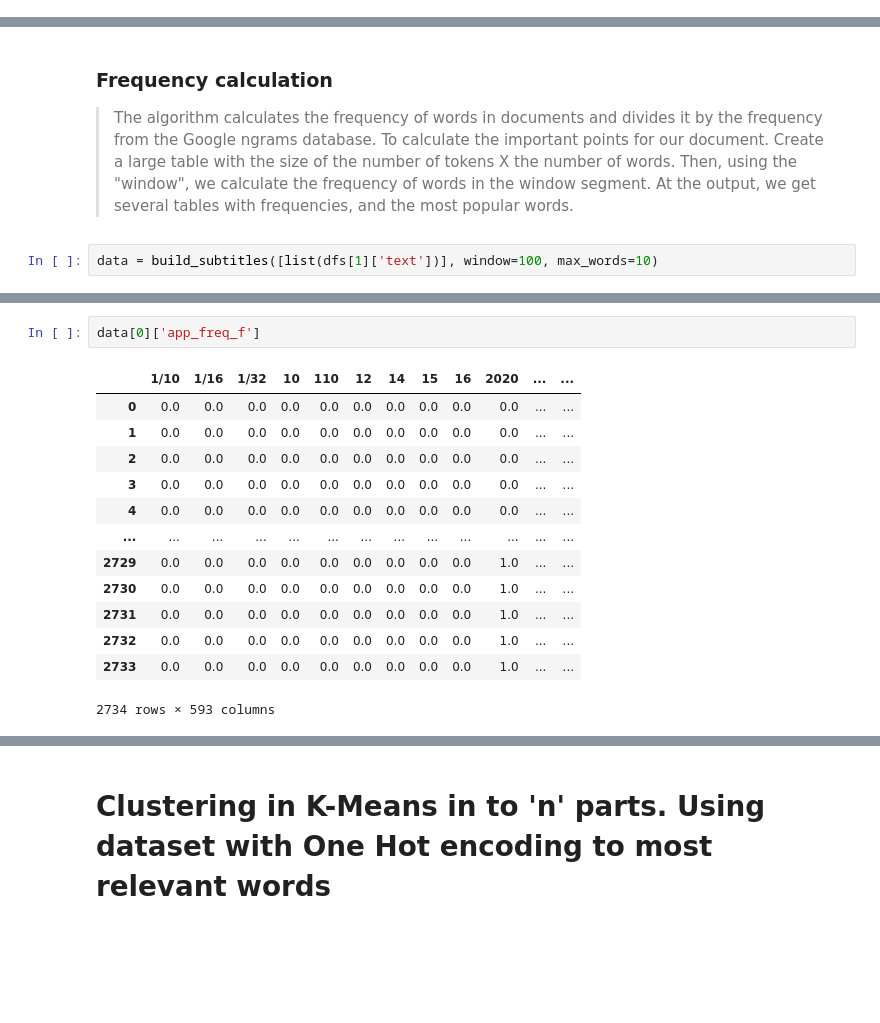
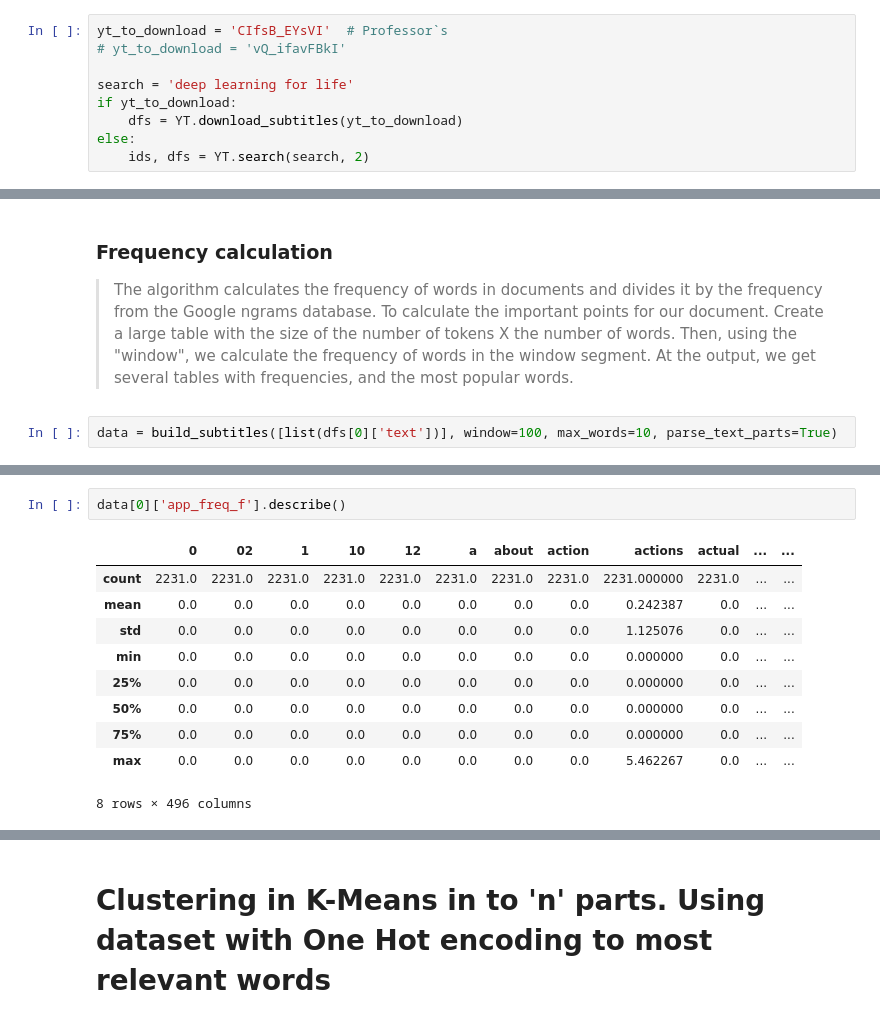
Before and after one commit to Otnielush/Info-retrieval, a Jupyter notebook: part1/Part1.ipynb, the cells around one changed output, grey strips where cells are left out. Drawn from its saved outputs; the diff is of its cells as text; blank space fills up the shorter version.

```diff
--- a/part1/Part1.ipynb
+++ b/part1/Part1.ipynb
@@ -20,3 +17,12 @@ ids, dfs = YT.search(search, 2)
+# %%
+yt_to_download = 'CIfsB_EYsVI'  # Professor`s
+# yt_to_download = 'vQ_ifavFBkI'
+
+search = 'deep learning for life'
+if yt_to_download:
+    dfs = YT.download_subtitles(yt_to_download)
+else:
+    ids, dfs = YT.search(search, 2)
 # %% [markdown]
 ## We searched max 2 results and taking a longest
 # %%
@@ -40,5 +46,5 @@ dfs[1]
 > The algorithm calculates the frequency of words in documents and divides it by the frequency from the Google ngrams database. To calculate the important points for our document. Create a large table with the size of the number of tokens X the number of words.
 Then, using the "window", we calculate the frequency of words in the window segment. At the output, we get several tables with frequencies, and the most popular words.
 # %%
-data = build_subtitles([list(dfs[1]['text'])], window=100, max_words=10)
+data = build_subtitles([list(dfs[0]['text'])], window=100, max_words=10, parse_text_parts=True)
 # %% [output]
@@ -66,16 +94,13 @@ operable program or batch file.
 # %%
-data[0]['app_freq_f']
+data[0]['app_freq_f'].describe()
 # %% [output]
-|  | 1/10 | 1/16 | 1/32 | 10 | 110 | 12 | 14 | 15 | 16 | 2020 | ... | ... |
-| 0 | 0.0 | 0.0 | 0.0 | 0.0 | 0.0 | 0.0 | 0.0 | 0.0 | 0.0 | 0.0 | ... | ... |
-| 1 | 0.0 | 0.0 | 0.0 | 0.0 | 0.0 | 0.0 | 0.0 | 0.0 | 0.0 | 0.0 | ... | ... |
-| 2 | 0.0 | 0.0 | 0.0 | 0.0 | 0.0 | 0.0 | 0.0 | 0.0 | 0.0 | 0.0 | ... | ... |
-| 3 | 0.0 | 0.0 | 0.0 | 0.0 | 0.0 | 0.0 | 0.0 | 0.0 | 0.0 | 0.0 | ... | ... |
-| 4 | 0.0 | 0.0 | 0.0 | 0.0 | 0.0 | 0.0 | 0.0 | 0.0 | 0.0 | 0.0 | ... | ... |
-| ... | ... | ... | ... | ... | ... | ... | ... | ... | ... | ... | ... | ... |
-| 2729 | 0.0 | 0.0 | 0.0 | 0.0 | 0.0 | 0.0 | 0.0 | 0.0 | 0.0 | 1.0 | ... | ... |
-| 2730 | 0.0 | 0.0 | 0.0 | 0.0 | 0.0 | 0.0 | 0.0 | 0.0 | 0.0 | 1.0 | ... | ... |
-| 2731 | 0.0 | 0.0 | 0.0 | 0.0 | 0.0 | 0.0 | 0.0 | 0.0 | 0.0 | 1.0 | ... | ... |
-| 2732 | 0.0 | 0.0 | 0.0 | 0.0 | 0.0 | 0.0 | 0.0 | 0.0 | 0.0 | 1.0 | ... | ... |
-| 2733 | 0.0 | 0.0 | 0.0 | 0.0 | 0.0 | 0.0 | 0.0 | 0.0 | 0.0 | 1.0 | ... | ... |
+|  | 0 | 02 | 1 | 10 | 12 | a | about | action | actions | actual | ... | ... |
+| count | 2231.0 | 2231.0 | 2231.0 | 2231.0 | 2231.0 | 2231.0 | 2231.0 | 2231.0 | 2231.000000 | 2231.0 | ... | ... |
+| mean | 0.0 | 0.0 | 0.0 | 0.0 | 0.0 | 0.0 | 0.0 | 0.0 | 0.242387 | 0.0 | ... | ... |
+| std | 0.0 | 0.0 | 0.0 | 0.0 | 0.0 | 0.0 | 0.0 | 0.0 | 1.125076 | 0.0 | ... | ... |
+| min | 0.0 | 0.0 | 0.0 | 0.0 | 0.0 | 0.0 | 0.0 | 0.0 | 0.000000 | 0.0 | ... | ... |
+| 25% | 0.0 | 0.0 | 0.0 | 0.0 | 0.0 | 0.0 | 0.0 | 0.0 | 0.000000 | 0.0 | ... | ... |
+| 50% | 0.0 | 0.0 | 0.0 | 0.0 | 0.0 | 0.0 | 0.0 | 0.0 | 0.000000 | 0.0 | ... | ... |
+| 75% | 0.0 | 0.0 | 0.0 | 0.0 | 0.0 | 0.0 | 0.0 | 0.0 | 0.000000 | 0.0 | ... | ... |
+| max | 0.0 | 0.0 | 0.0 | 0.0 | 0.0 | 0.0 | 0.0 | 0.0 | 5.462267 | 0.0 | ... | ... |
-2734 rows × 593 columns
+8 rows × 496 columns
```
Also changed, not shown: parts of 37 cells of this notebook, 7 other files.
